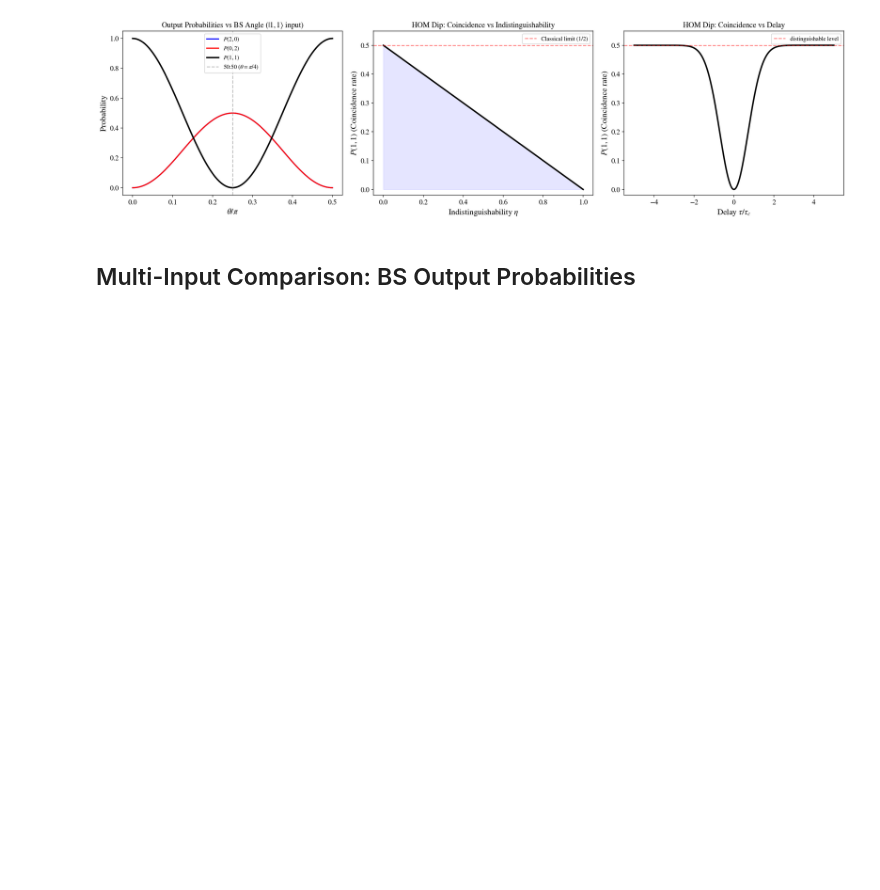
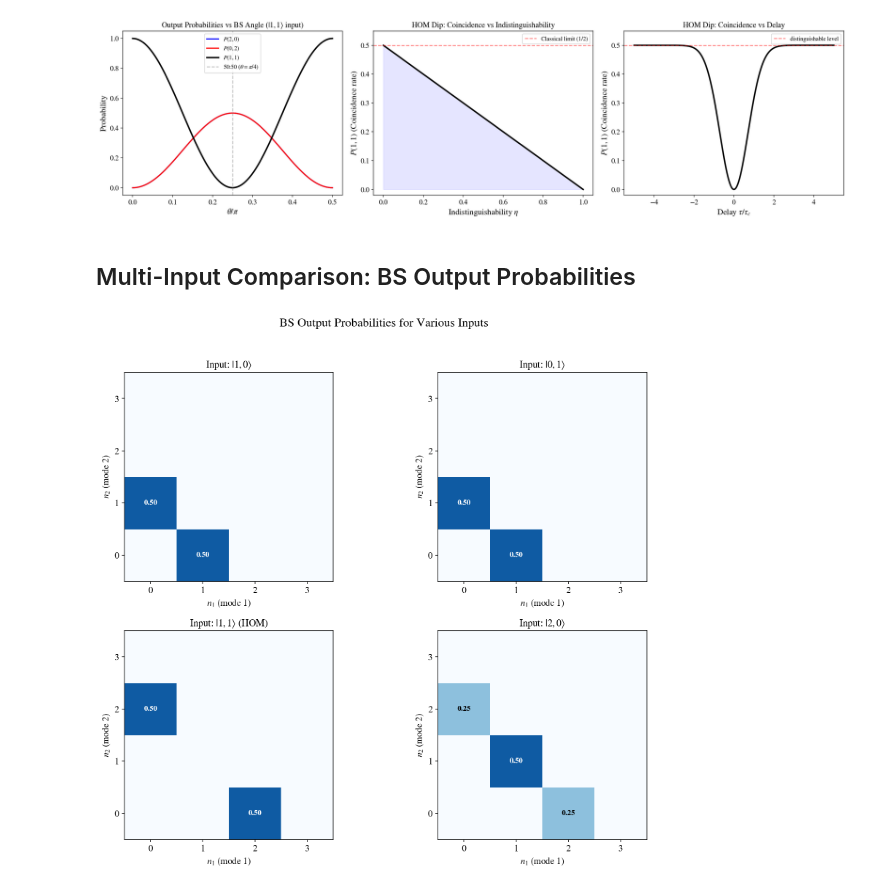
Before and after one commit to abbas-ahmad-cowlar/quantum-states-of-light, a Jupyter notebook: notebooks/05_beam_splitter_hom.ipynb, the cells around one changed output. Saved outputs shown, nothing was run; the diff lists cells and outputs as text; code cells hidden in the pictures; blank space fills up the shorter version.

Commit message:
Add 05 beam splitter hom cell 15: fig, axes = plt.subplots(2, 2, figsize=(12, 10))

```diff
--- a/notebooks/05_beam_splitter_hom.ipynb
+++ b/notebooks/05_beam_splitter_hom.ipynb
@@ -274,3 +274,46 @@ plt.show()
 [figure]
 # %% [markdown]
 ## Multi-Input Comparison: BS Output Probabilities
+# %%
+fig, axes = plt.subplots(2, 2, figsize=(12, 10))
+
+inputs = [
+    (qutip.tensor(qutip.basis(N,1), qutip.basis(N,0)), r'$|1,0\rangle$'),
+    (qutip.tensor(qutip.basis(N,0), qutip.basis(N,1)), r'$|0,1\rangle$'),
+    (qutip.tensor(qutip.basis(N,1), qutip.basis(N,1)), r'$|1,1\rangle$ (HOM)'),
+    (qutip.tensor(qutip.basis(N,2), qutip.basis(N,0)), r'$|2,0\rangle$'),
+]
+
+for idx, (state_in, label) in enumerate(inputs):
+    ax = axes[idx // 2, idx % 2]
+    state_out = U_BS * state_in
+
+    max_n = 4
+    prob_grid = np.zeros((max_n, max_n))
+    for n1v in range(max_n):
+        for n2v in range(max_n):
+            proj = qutip.tensor(qutip.basis(N, n1v), qutip.basis(N, n2v))
+            prob_grid[n2v, n1v] = abs(proj.overlap(state_out))**2
+
+    im = ax.imshow(prob_grid, cmap='Blues', vmin=0, vmax=0.6, origin='lower')
+    ax.set_xlabel(r'$n_1$ (mode 1)', fontsize=12)
+    ax.set_ylabel(r'$n_2$ (mode 2)', fontsize=12)
+    ax.set_title(f'Input: {label}', fontsize=13)
+    ax.set_xticks(range(max_n))
+    ax.set_yticks(range(max_n))
+
+    for n1v in range(max_n):
+        for n2v in range(max_n):
+            val = prob_grid[n2v, n1v]
+            if val > 0.01:
+                ax.text(n1v, n2v, f'{val:.2f}', ha='center', va='center',
+                        fontsize=10, fontweight='bold',
+                        color='white' if val > 0.3 else 'black')
+
+plt.suptitle('BS Output Probabilities for Various Inputs', fontsize=16, y=1.02)
+plt.tight_layout()
+plt.savefig(FIG_DIR / 'bs_output_probabilities.png', bbox_inches='tight', dpi=300)
+plt.savefig(FIG_DIR / 'bs_output_probabilities.svg', bbox_inches='tight')
+plt.show()
+# %% [output]
+[figure, added]
```
